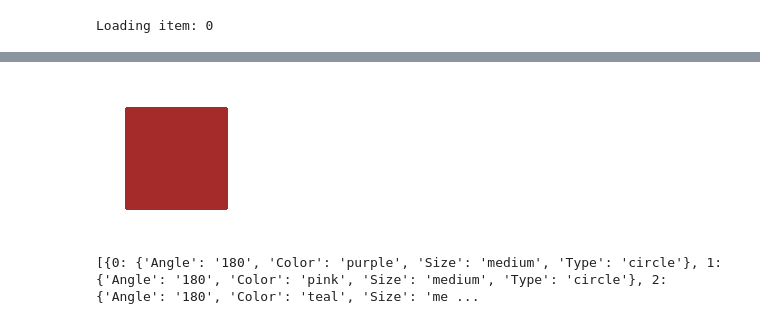
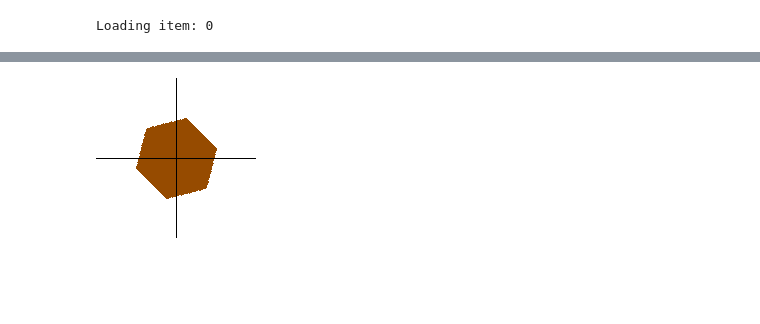
Before and after one commit to TAkkerboom/DL2_socratic_models_team_2, a Jupyter notebook: testing.ipynb, the cells around one changed output, grey strips where cells are left out. Cells and saved outputs as stored; diff of their text form; code cells hidden in the pictures; blank space fills up the shorter version.

```diff
--- a/testing.ipynb
+++ b/testing.ipynb
@@ -34,7 +21,7 @@ print(item.images[0][50])
 # %%
-test_set.get_puzzle(0)[14]
+test_set.get_puzzle(0)[3]
 # %% [output]
-[figure, old version]
+[figure, new version]
 # %%
 net = CLIP(model_name="openai/clip-vit-base-patch32")
 # %%
@@ -57,7 +47,3 @@ for i in range(test_set.len()):
         puzzle_answers[j] = inter
 
     answers.append(puzzle_answers)
-# %%
-print(answers)
-# %% [output]
-[{0: {'Angle': '180', 'Color': 'purple', 'Size': 'medium', 'Type': 'circle'}, 1: {'Angle': '180', 'Color': 'pink', 'Size': 'medium', 'Type': 'circle'}, 2: {'Angle': '180', 'Color': 'teal', 'Size': 'me ...
```
Also changed, not shown: parts of 6 cells of this notebook, 2 other files.
